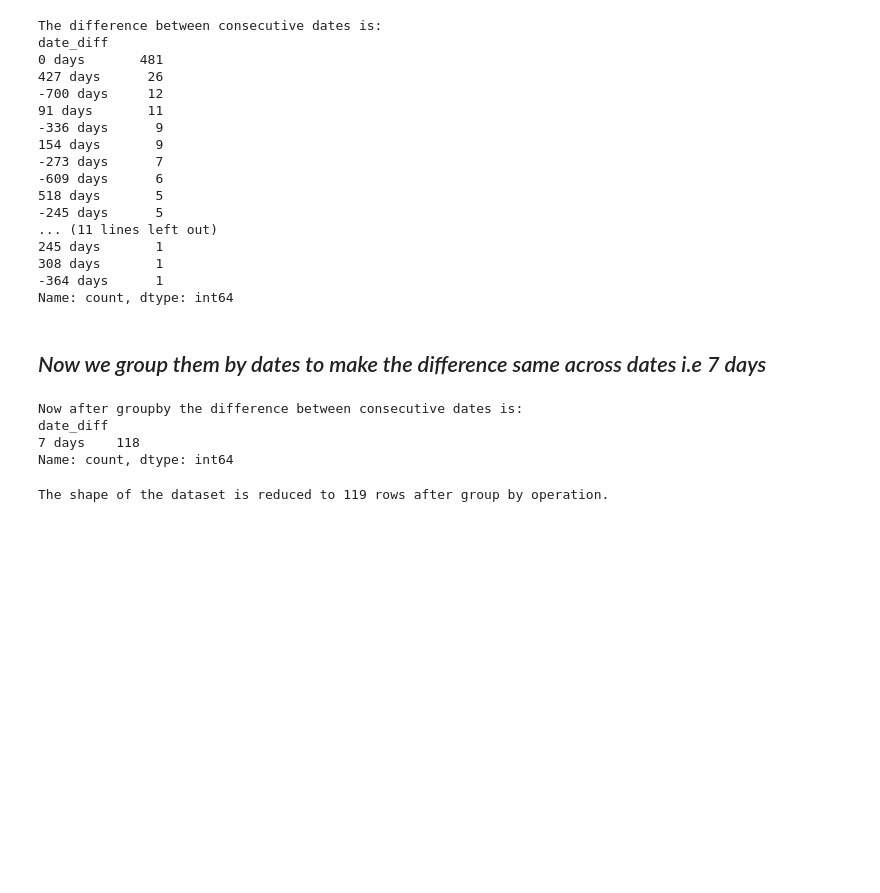
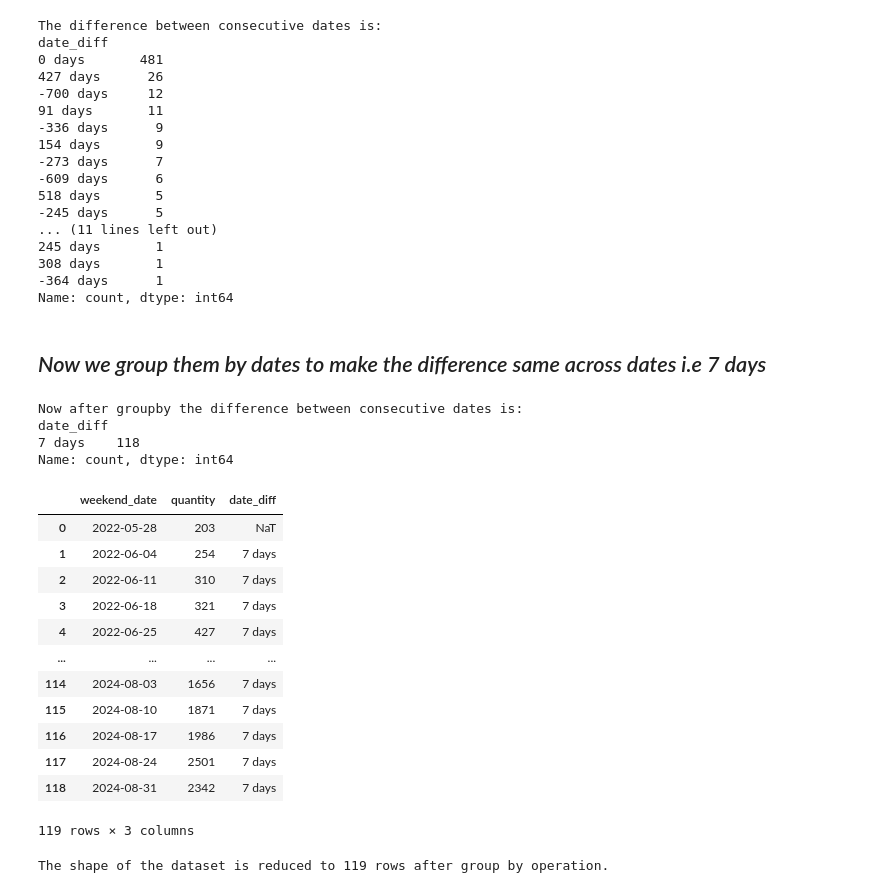
Before and after one commit to Omkar-Gadade/Weekly-Sales-Forecasting, a Jupyter notebook: eda_notebook.ipynb, the cells around one changed output. Cells and saved outputs as stored; diff of their text form; code cells hidden in the pictures; blank space fills up the shorter version.

```diff
--- a/eda_notebook.ipynb
+++ b/eda_notebook.ipynb
@@ -243,6 +236,22 @@ Now after groupby the difference between consecutive dates is:
 date_diff
 7 days    118
 Name: count, dtype: int64
+# %%
+df
+# %% [output]
+|  | weekend_date | quantity | date_diff |
+| 0 | 2022-05-28 | 203 | NaT |
+| 1 | 2022-06-04 | 254 | 7 days |
+| 2 | 2022-06-11 | 310 | 7 days |
+| 3 | 2022-06-18 | 321 | 7 days |
+| 4 | 2022-06-25 | 427 | 7 days |
+| ... | ... | ... | ... |
+| 114 | 2024-08-03 | 1656 | 7 days |
+| 115 | 2024-08-10 | 1871 | 7 days |
+| 116 | 2024-08-17 | 1986 | 7 days |
+| 117 | 2024-08-24 | 2501 | 7 days |
+| 118 | 2024-08-31 | 2342 | 7 days |
+119 rows × 3 columns
 # %%
 print(f'The shape of the dataset is reduced to {df.shape[0]} rows after group by operation.')
 # %% [output]
```
Also changed, not shown: parts of 2 cells of this notebook.
